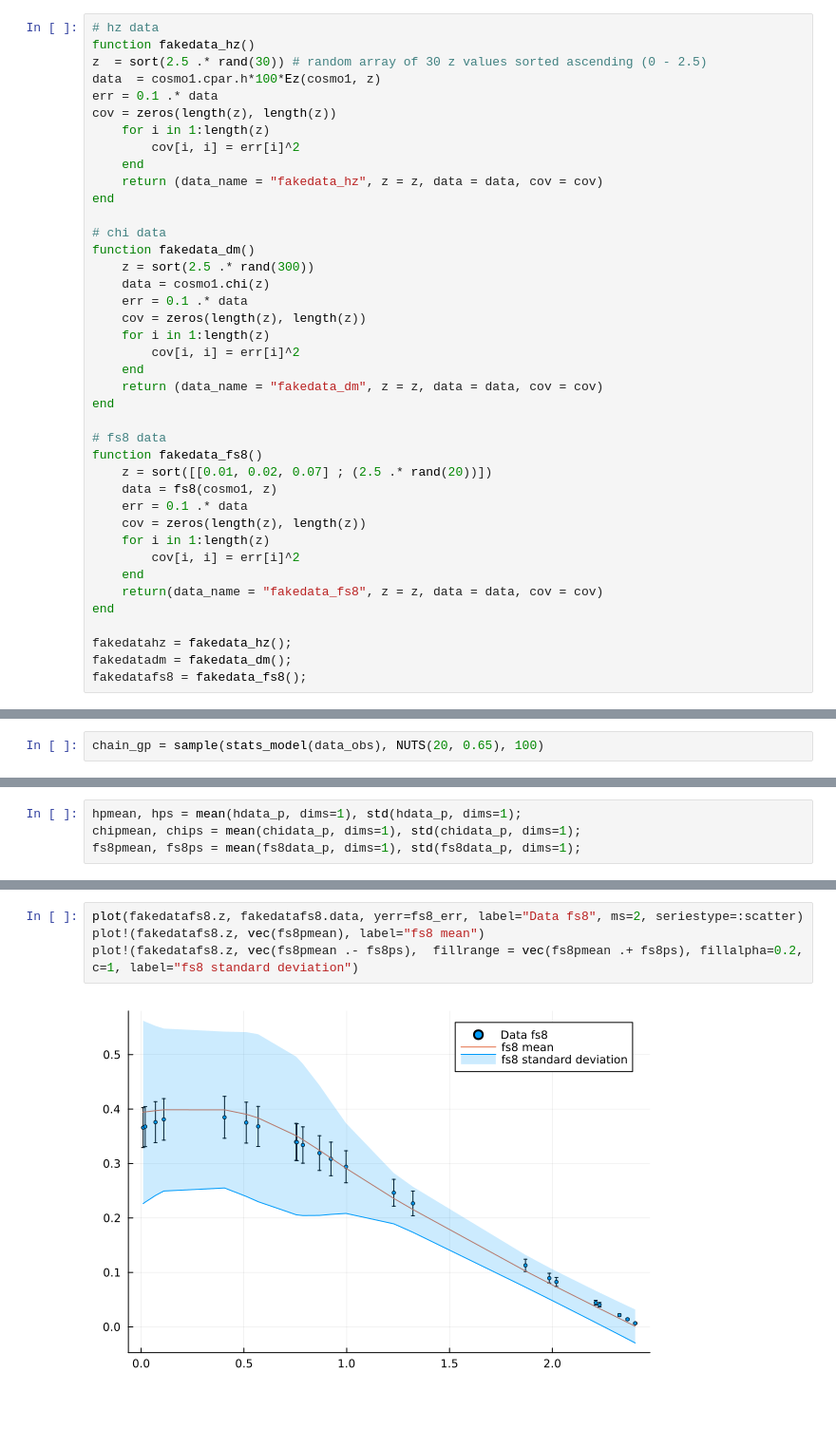
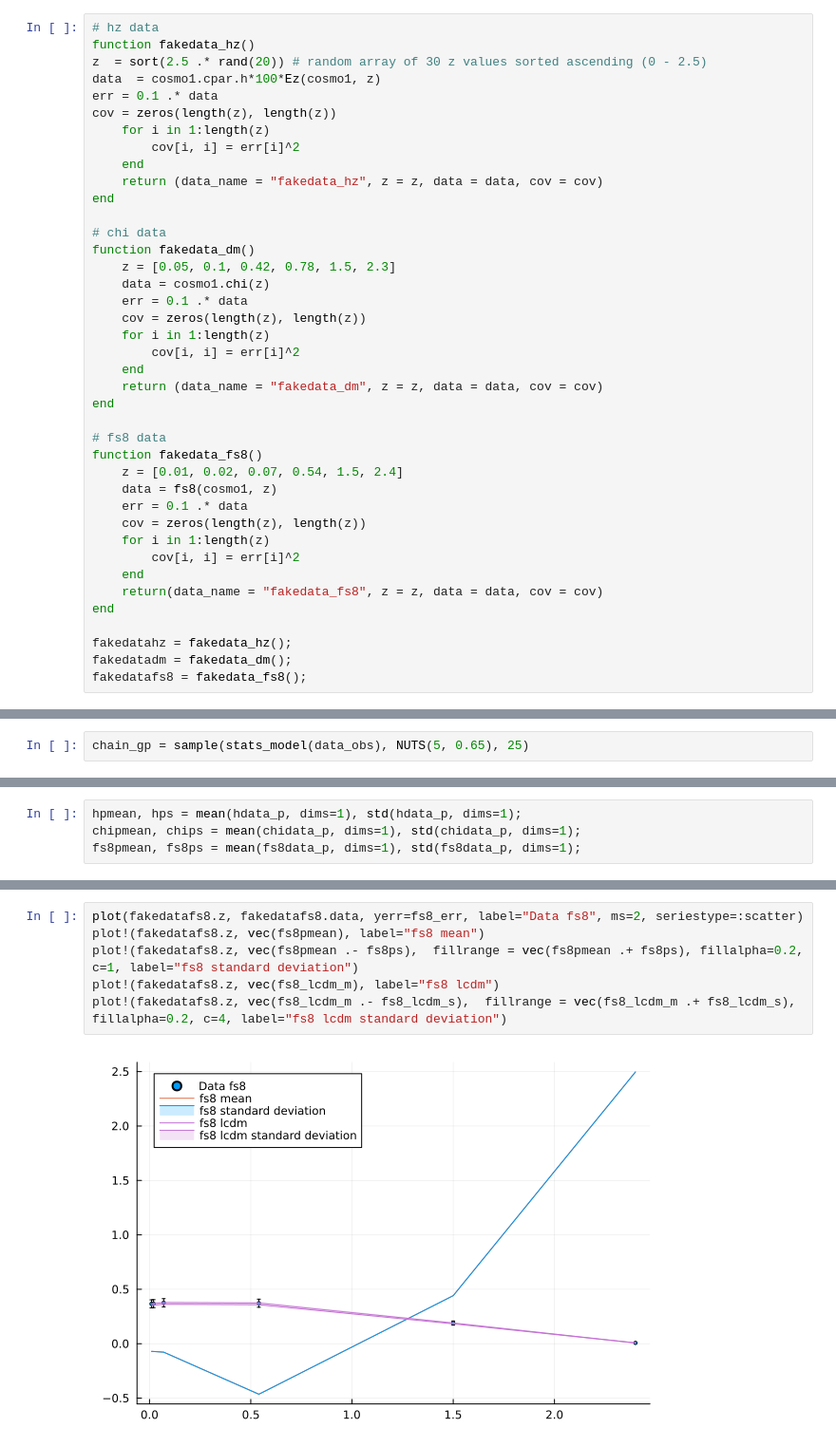
Before and after one commit to JaimeRZP/wb_gp, a Jupyter notebook: Tanvi/LCDM_GP_comparison.ipynb, the cells around one changed output, grey strips where cells are left out. Shown at 95% size. Cells and saved outputs as stored; diff of their text form; blank space fills up the shorter version.

```diff
--- a/Tanvi/LCDM_GP_comparison.ipynb
+++ b/Tanvi/LCDM_GP_comparison.ipynb
@@ -21,7 +21,7 @@ cosmo1 = Cosmology();
 # %%
 # hz data
 function fakedata_hz()
-z  = sort(2.5 .* rand(30)) # random array of 30 z values sorted ascending (0 - 2.5)
+z  = sort(2.5 .* rand(20)) # random array of 30 z values sorted ascending (0 - 2.5)
 data  = cosmo1.cpar.h*100*Ez(cosmo1, z)
 err = 0.1 .* data
 cov = zeros(length(z), length(z))
@@ -33,7 +33,7 @@ end
 
 # chi data
 function fakedata_dm()
-    z = sort(2.5 .* rand(300))
+    z = [0.05, 0.1, 0.42, 0.78, 1.5, 2.3]
     data = cosmo1.chi(z)
     err = 0.1 .* data
     cov = zeros(length(z), length(z))
@@ -45,7 +45,7 @@ end
 
 # fs8 data
 function fakedata_fs8()
-    z = sort([[0.01, 0.02, 0.07] ; (2.5 .* rand(20))])
+    z = [0.01, 0.02, 0.07, 0.54, 1.5, 2.4]
     data = fs8(cosmo1, z)
     err = 0.1 .* data
     cov = zeros(length(z), length(z))
@@ -355,6 +352,6 @@ end
 # %% [output]
 stats_model (generic function with 2 methods)
 # %%
-chain_gp = sample(stats_model(data_obs), NUTS(20, 0.65), 100)
+chain_gp = sample(stats_model(data_obs), NUTS(5, 0.65), 25)
 # %% [output]
 ┌ Info: Found initial step size
@@ -404,6 +405,8 @@ plot!(fakedatadm.z, vec(chipmean .- chips),  fillrange = vec(chipmean .+ chips),
 # %%
 plot(fakedatafs8.z, fakedatafs8.data, yerr=fs8_err, label="Data fs8", ms=2, seriestype=:scatter)
 plot!(fakedatafs8.z, vec(fs8pmean), label="fs8 mean")
 plot!(fakedatafs8.z, vec(fs8pmean .- fs8ps),  fillrange = vec(fs8pmean .+ fs8ps), fillalpha=0.2, c=1, label="fs8 standard deviation")
+plot!(fakedatafs8.z, vec(fs8_lcdm_m), label="fs8 lcdm")
+plot!(fakedatafs8.z, vec(fs8_lcdm_m .- fs8_lcdm_s),  fillrange = vec(fs8_lcdm_m .+ fs8_lcdm_s), fillalpha=0.2, c=4, label="fs8 lcdm standard deviation")
 # %% [output]
-[figure, old version]
+[figure, new version]
```
Also changed, not shown: parts of 13 cells of this notebook.
